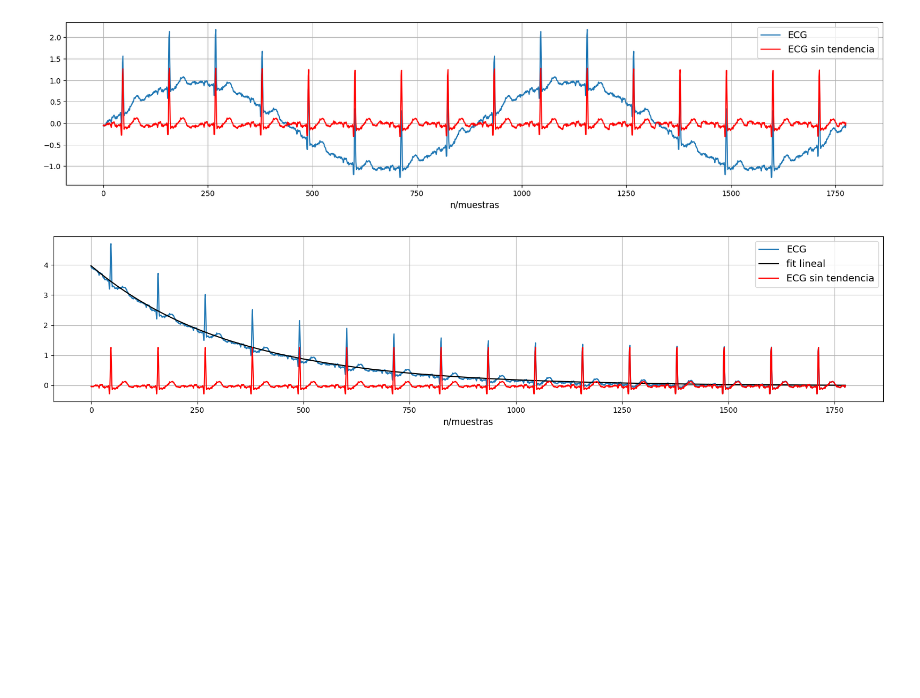
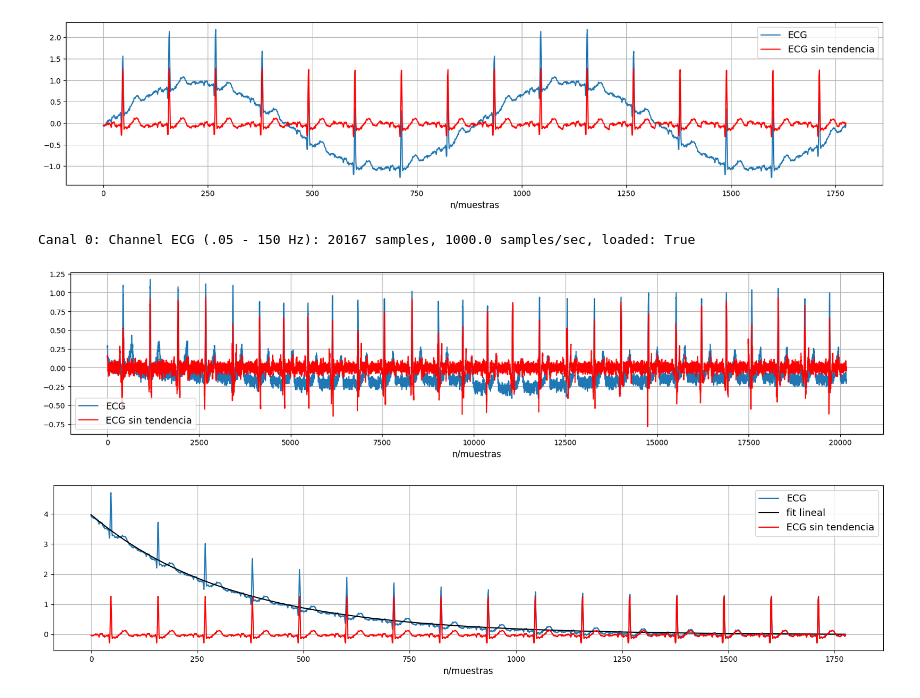
Before and after one commit to pauaguirrecarol/Proyecto-Final, a Jupyter notebook: funciones/Tendencias.ipynb, the cells around one changed output. Drawn from its saved outputs; the diff is of its cells as text; code cells hidden in the pictures; blank space fills up the shorter version.

```diff
--- a/funciones/Tendencias.ipynb
+++ b/funciones/Tendencias.ipynb
@@ -92,3 +94,39 @@ TendenciaSenoidalDETREND ('/Users/paulaaguirrecarol/Desktop/PDSB 1/ecg2.txt')
+# %%
+#Tendencia Senoidal con detrend
+
+def TendenciaSenoidalDETREND (nombreArchivo):
+    # Leer el archivo de datos
+    ECG = bioread.read_file (nombreArchivo)
+    canales = ECG.channels
+    for i in np.arange (0,len(canales)):
+        print (f"Canal {i}: {canales[i]}")
+
+
+    canal_elegido = int (input ("Ingrese el canal que desea analizar:"))
+    t = ECG.time_index.T
+
+    señal = ECG.channels[canal_elegido].data
+    Fs = ECG.channels[canal_elegido].samples_per_second
+    N = len(señal); n = np.arange(N)
+
+    A3 = np.arange(0,N,110) #arreglo
+    B3 = tuple(A3) #tupla
+    y33 = signal.detrend(señal,bp=A3)
+
+
+    plt.figure(figsize=(20,4))
+    plt.plot(n, señal,label='ECG')
+    plt.plot(n,y33,'r',label='ECG sin tendencia')
+    plt.xlabel('n/muestras',fontsize=12)
+    plt.legend(fontsize=13)
+    plt.grid(True)
+    plt.savefig('../imagenes/tendencia_senoidal_detrend.jpg', dpi=600, bbox_inches='tight')
+    plt.show()
+# %%
+TendenciaSenoidalDETREND  ("/Users/paulaaguirrecarol/Desktop/PDSB 1/2. ecg_sinf.acq")
+# %% [output]
+Canal 0: Channel ECG (.05 - 150 Hz): 20167 samples, 1000.0 samples/sec, loaded: True
+[figure, added]
 # %%
 #Tendencia Exponencial
 
```
Also changed, not shown: parts of 1 cell of this notebook, 4 other files.
